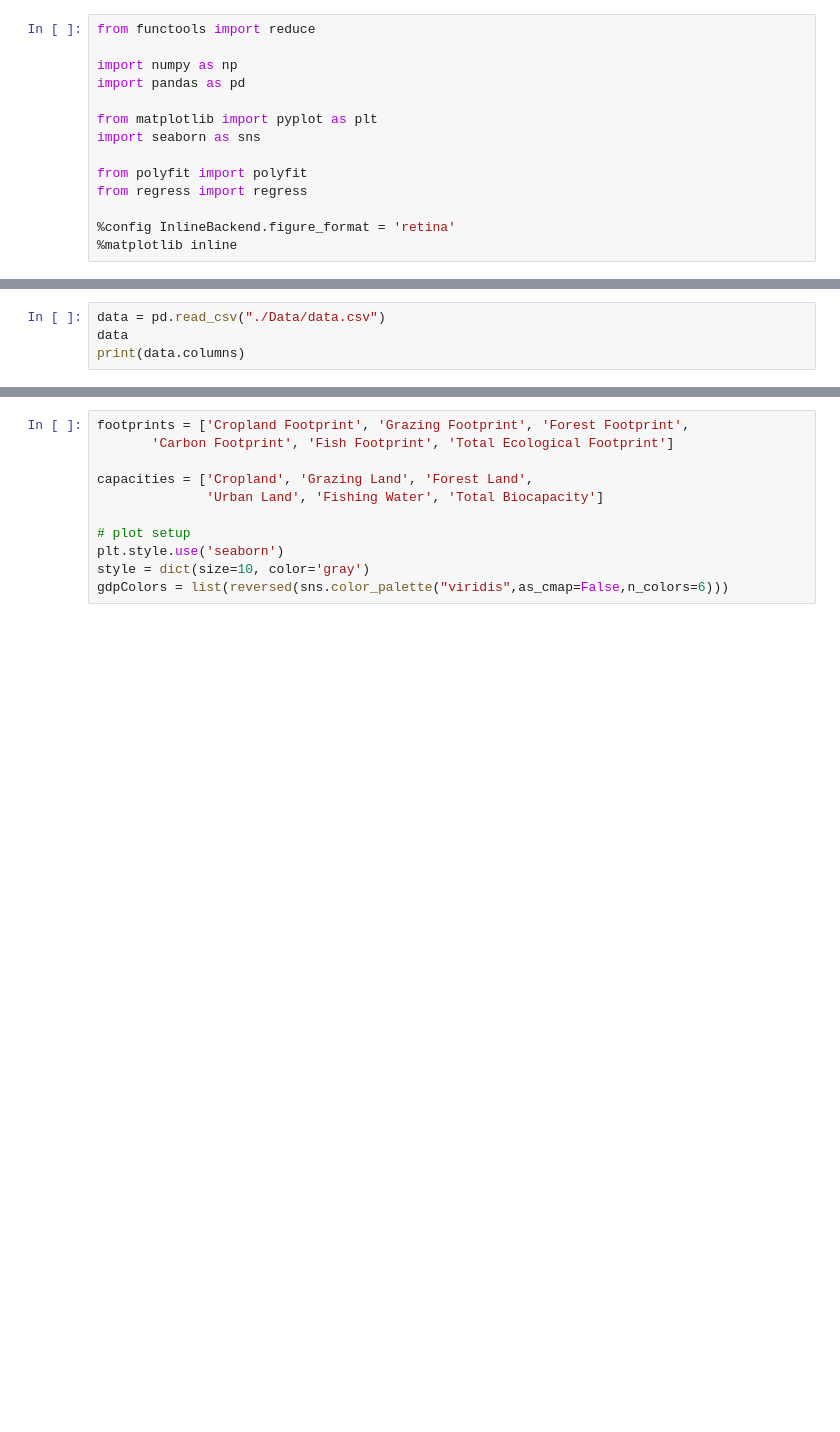
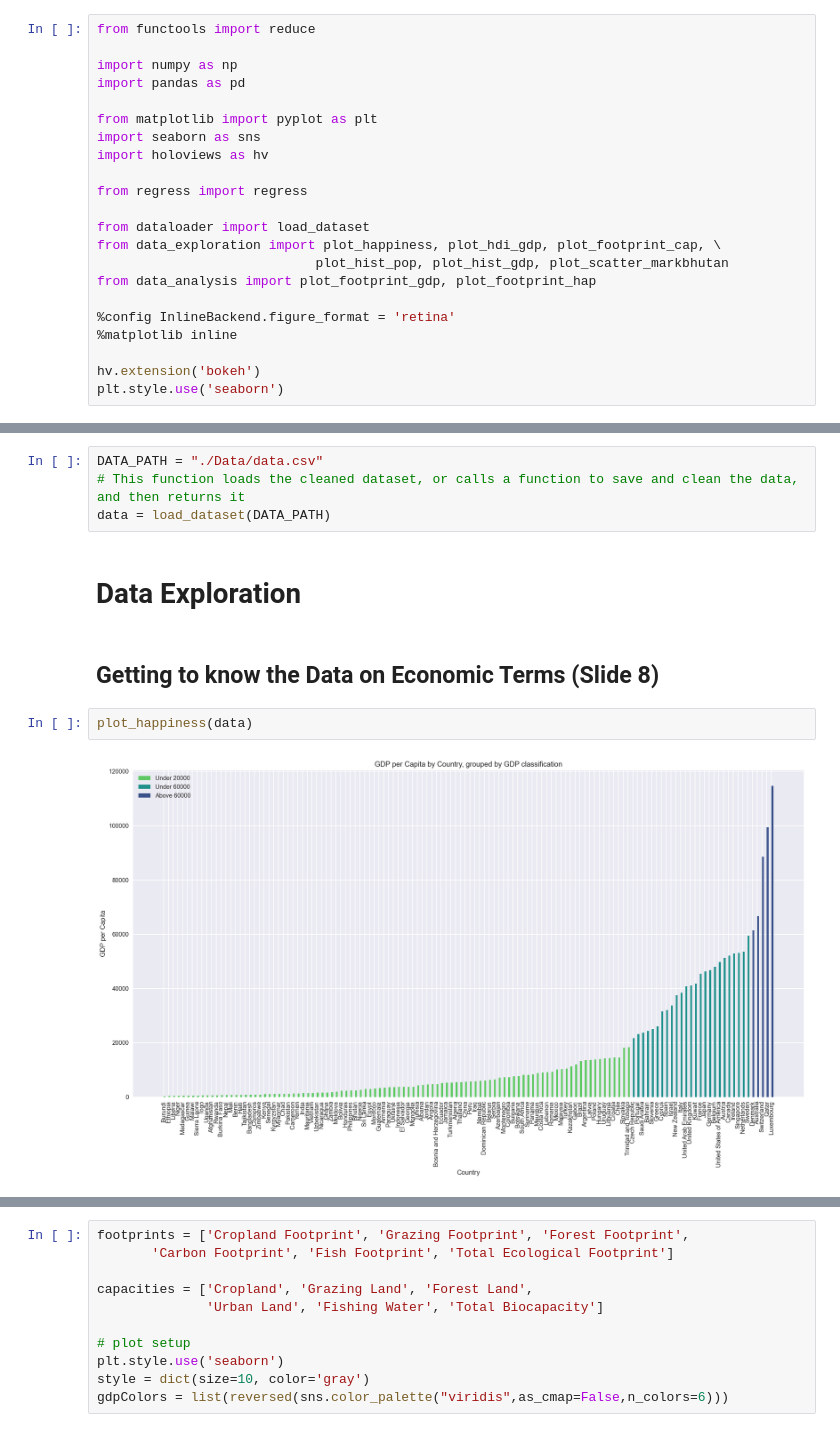
Before and after one commit to roumenguha/ECE143-Final-Project, a Jupyter notebook: FinalProject.ipynb, the cells around one changed output, grey strips where cells are left out. Saved outputs shown, nothing was run; the diff lists cells and outputs as text; blank space fills up the shorter version.

Commit message:
Varun final clean up. Read for a runthrough from team

```diff
--- a/FinalProject.ipynb
+++ b/FinalProject.ipynb
@@ -6,9 +6,17 @@ import pandas as pd
 
 from matplotlib import pyplot as plt
 import seaborn as sns
+import holoviews as hv
 
-from polyfit import polyfit
 from regress import regress
+
+from dataloader import load_dataset
+from data_exploration import plot_happiness, plot_hdi_gdp, plot_footprint_cap, \
+                            plot_hist_pop, plot_hist_gdp, plot_scatter_markbhutan
+from data_analysis import plot_footprint_gdp, plot_footprint_hap
 
 %config InlineBackend.figure_format = 'retina'
 %matplotlib inline
+
+hv.extension('bokeh')
+plt.style.use('seaborn')
@@ -15,4 +27,12 @@ from regress import regress
-# %%
-data = pd.read_csv("./Data/data.csv")
-data
-print(data.columns)
+# %%
+DATA_PATH = "./Data/data.csv"
+# This function loads the cleaned dataset, or calls a function to save and clean the data, and then returns it
+data = load_dataset(DATA_PATH)
+# %% [markdown]
+# Data Exploration
+# %% [markdown]
+## Getting to know the Data on Economic Terms (Slide 8)
+# %%
+plot_happiness(data)
+# %% [output]
+[figure, added]
```
Also changed, not shown: parts of 31 cells of this notebook, 15 other files.
